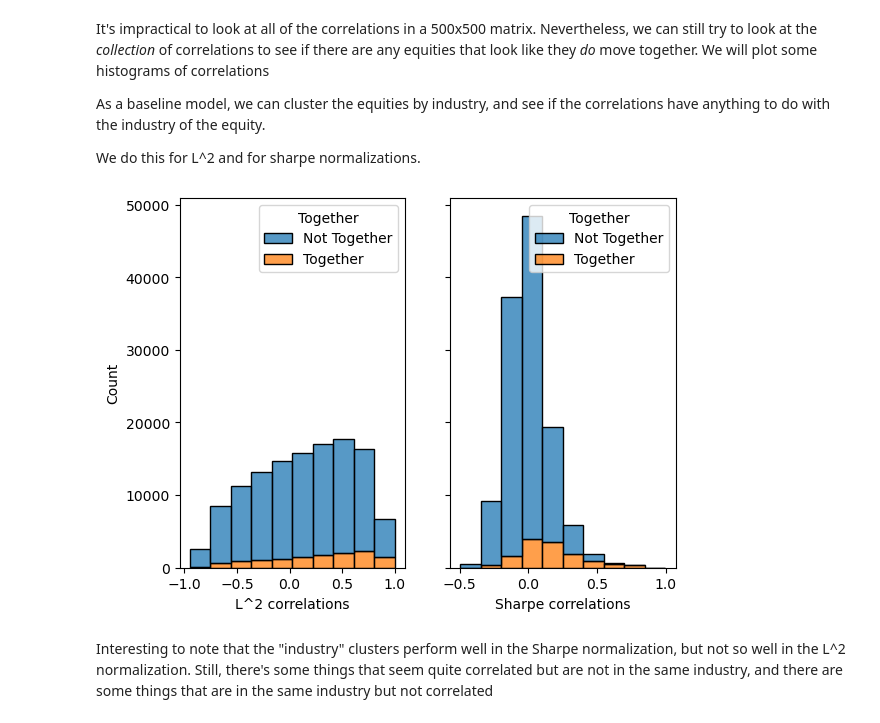
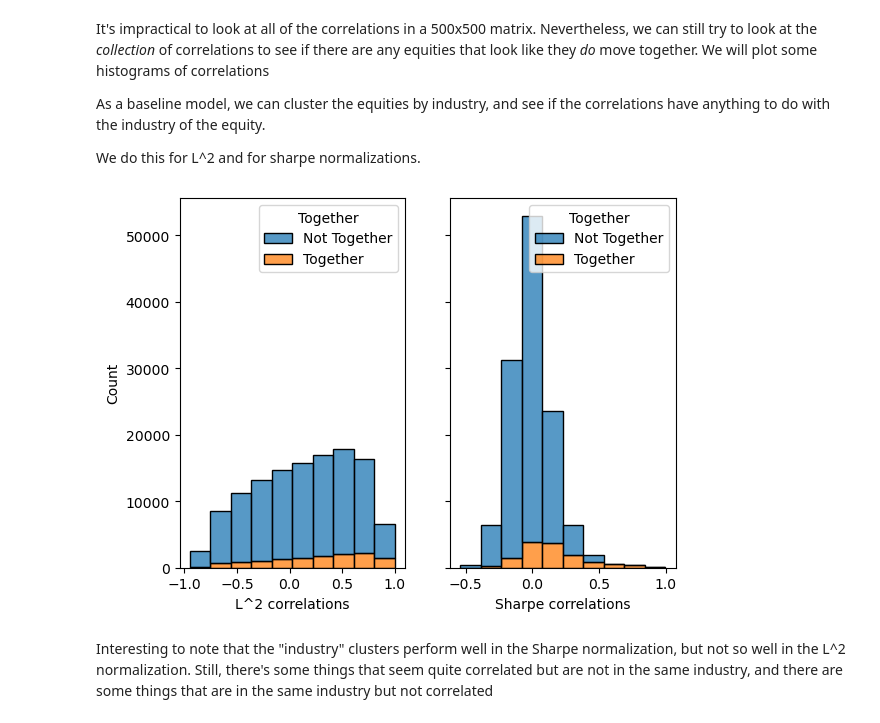
Before and after one commit to AssafBarNatan/SP500-clustering, a Jupyter notebook: EDA.ipynb, the cells around one changed output. Cells and saved outputs as stored; diff of their text form; code cells hidden in the pictures.

Commit message:
added pickled industry clusters model, and ran kmeans with damping

```diff
--- a/EDA.ipynb
+++ b/EDA.ipynb
@@ -122,6 +126,6 @@ While this is not exactly a normal distribution, the theory says that log(1 + RO
 from data_processing.preprocessing import risk
 from data_processing.preprocessing import sharpe_normalize
 
-sigma = risk(ROR, 10) # this is the risk
-sharpe = sharpe_normalize(closing_prices, 10)
+sigma = risk(ROR, window = 10) # this is the risk
+sharpe = sharpe_normalize(closing_prices, window = None) # uses constant risk estimate
 # %%
@@ -201,18 +213,21 @@ As a baseline model, we can cluster the equities by industry, and see if the cor
 
 We do this for L^2 and for sharpe normalizations.
 # %%
+import pickle
 from data_processing.preprocessing import correlation_histogram
-
 from SP500models import industry
 # I made a function to do this. See preprocessing for the spaghetti
 f, axarr = plt.subplots(1,2, sharey = True)
 
 axarr[0].set_xlabel("L^2 correlations")
+axarr[1].set_xlabel("Sharpe correlations")
 
-axarr[1].set_xlabel("Sharpe correlations")
-correlation_histogram(closing_prices_l2, bins = 10, clusters = industry(closing_prices_l2), ax = axarr[0])
-correlation_histogram(sharpe, bins = 10, clusters = industry(sharpe), ax = axarr[1])
+with open('./models/industry_clusters.pkl', 'rb') as handle:
+    industry_clusters = pickle.load(handle)
+
+correlation_histogram(closing_prices_l2, bins = 10, clusters = industry_clusters, ax = axarr[0])
+correlation_histogram(sharpe, bins = 10, clusters = industry_clusters, ax = axarr[1])
 # %% [output]
-[figure, old version]
+[figure, new version]
 # %% [markdown]
 Interesting to note that the "industry" clusters perform well in the Sharpe normalization, but not so well in the L^2 normalization. Still, there's some things that seem quite correlated but are not in the same industry, and there are some things that are in the same industry but not correlated
```
Also changed, not shown: parts of 11 cells of this notebook, 5 other files.
